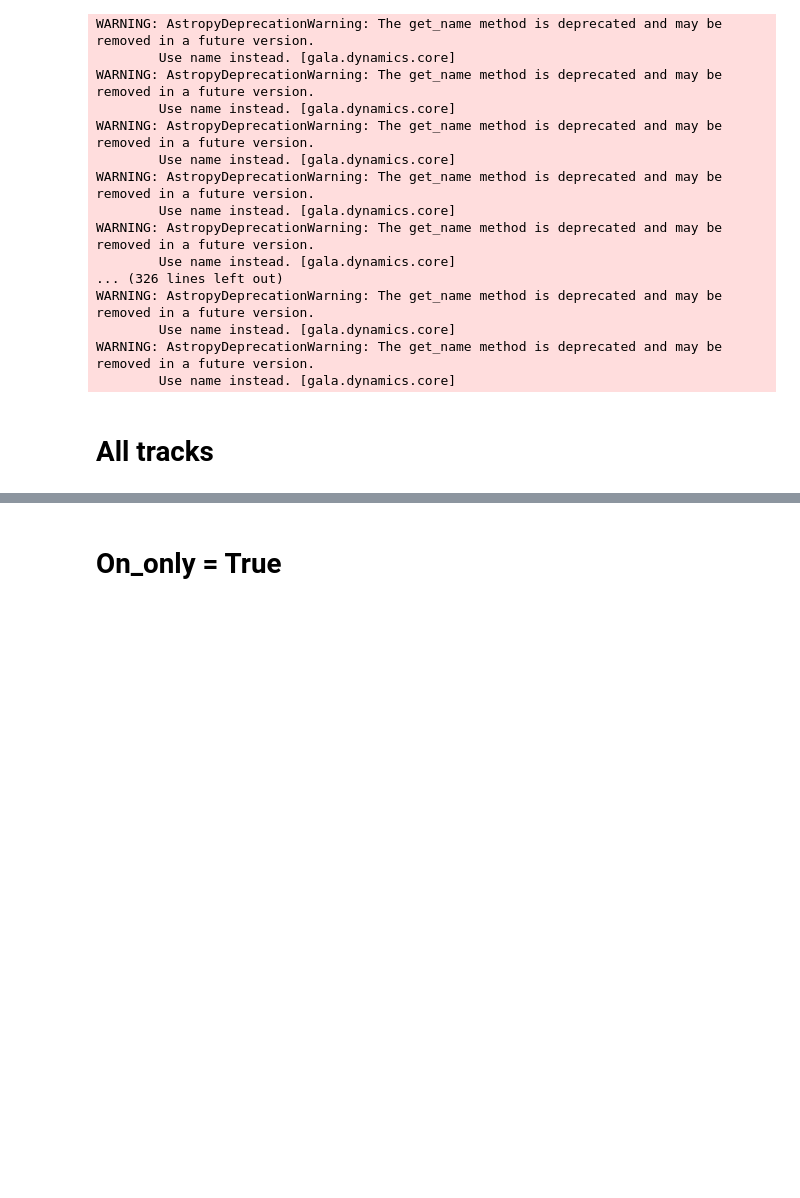
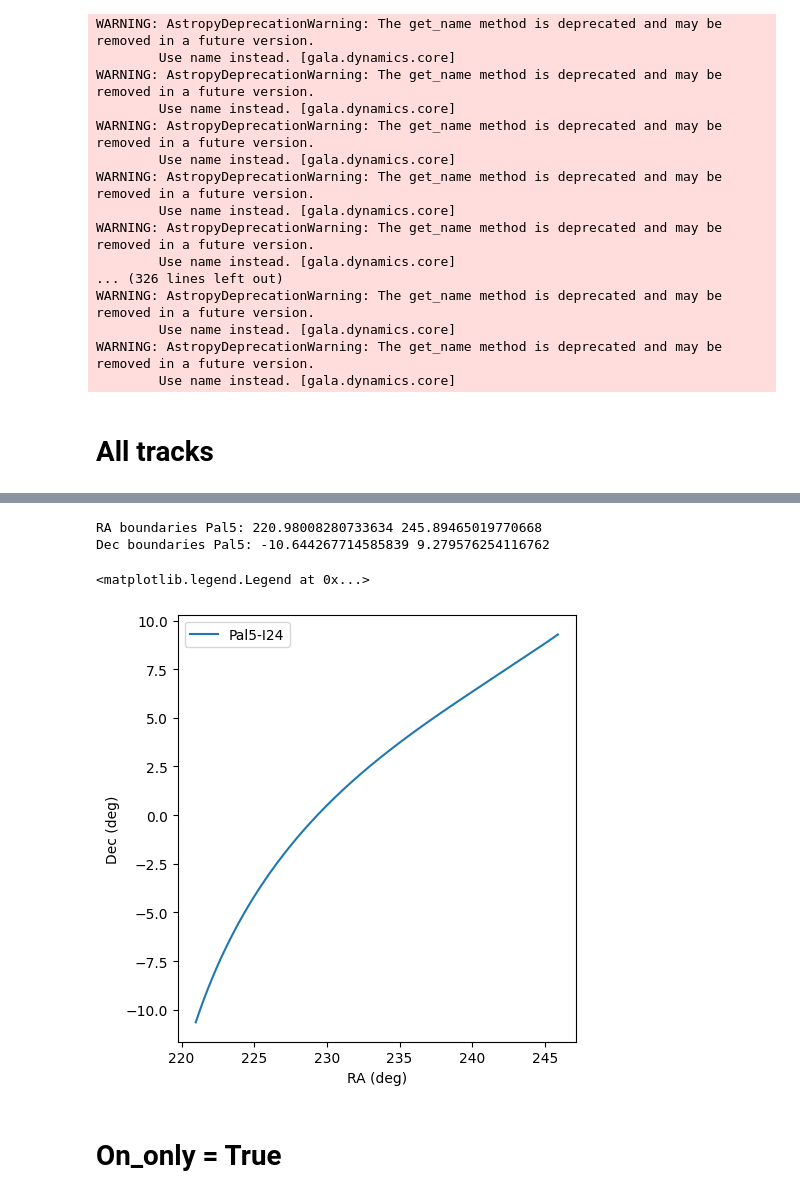
Before and after one commit to vepe99/diffusion-experiments, a Jupyter notebook: case_study5/project_stream/notebooks/observational_window.ipynb, the cells around one changed output, grey strips where cells are left out. Saved outputs shown, nothing was run; the diff lists cells and outputs as text; code cells hidden in the pictures; blank space fills up the shorter version.

```diff
--- a/case_study5/project_stream/notebooks/observational_window.ipynb
+++ b/case_study5/project_stream/notebooks/observational_window.ipynb
@@ -62,3 +62,18 @@ for i in range(len(tracks_name_M68)):
+# %%
+fig = plt.figure(figsize=(5,5), tight_layout=True)
+ax = fig.add_subplot(111)
+tracks_new_Pal5 = mws['Pal5-I24'].track
+print('RA boundaries Pal5:', np.min(tracks_new_Pal5.ra.value), np.max(tracks_new_Pal5.ra.value))
+print('Dec boundaries Pal5:', np.min(tracks_new_Pal5.dec.value), np.max(tracks_new_Pal5.dec.value))
+ax.plot(tracks_new_Pal5.ra, tracks_new_Pal5.dec, label='Pal5-I24')
+ax.set_xlabel('RA (deg)')
+ax.set_ylabel('Dec (deg)')
+ax.legend()
+# %% [output]
+RA boundaries Pal5: 220.98008280733634 245.89465019770668
+Dec boundaries Pal5: -10.644267714585839 9.279576254116762
+<matplotlib.legend.Legend at 0x...>
+[figure, added]
 # %% [markdown]
 # On_only = True
 # %%
```
Also changed, not shown: parts of 1 cell of this notebook, 7 other files.
